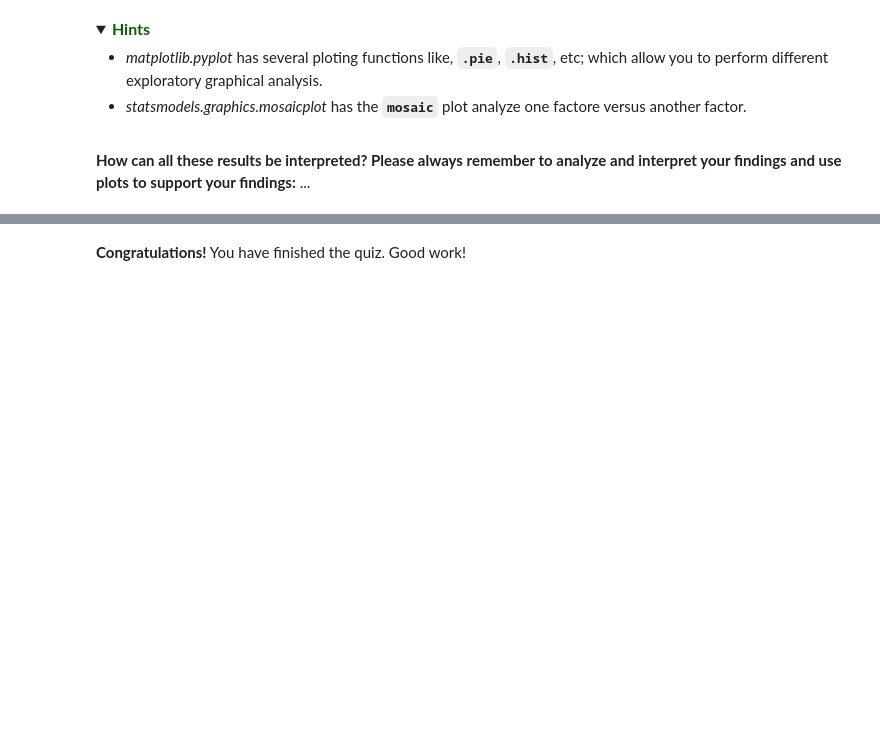
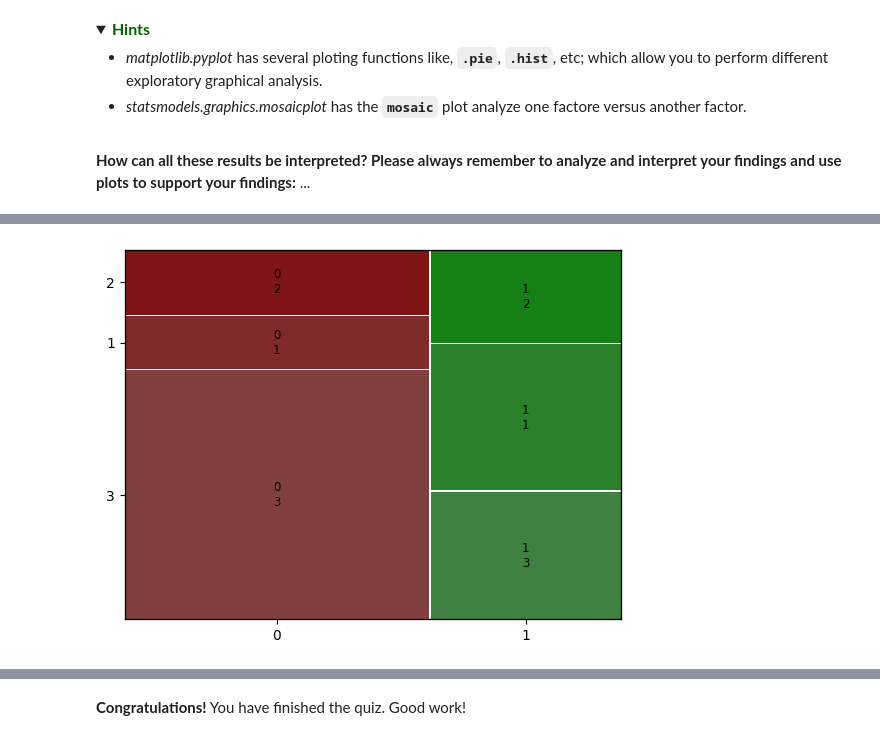
Before and after one commit to juliano-echo21/MetNumUN2024l, a Jupyter notebook: Quiz2/jurinconor_Quiz2.ipynb, the cells around one changed output, grey strips where cells are left out. Saved outputs shown, nothing was run; the diff lists cells and outputs as text; code cells hidden in the pictures; folded sections open; blank space fills up the shorter version.

```diff
--- a/Quiz2/jurinconor_Quiz2.ipynb
+++ b/Quiz2/jurinconor_Quiz2.ipynb
@@ -716,0 +732,10 @@ The output of the above cell should be:
+# %%
+import pandas as pd
+from matplotlib import pyplot as plt
+from statsmodels.graphics.mosaicplot import mosaic
+
+df = titanic
+mosaic(titanic, ['Survived', 'Pclass'], title='')
+plt.show()
+# %% [output]
+[figure, added]
```
Also changed, not shown: parts of 10 cells of this notebook.
